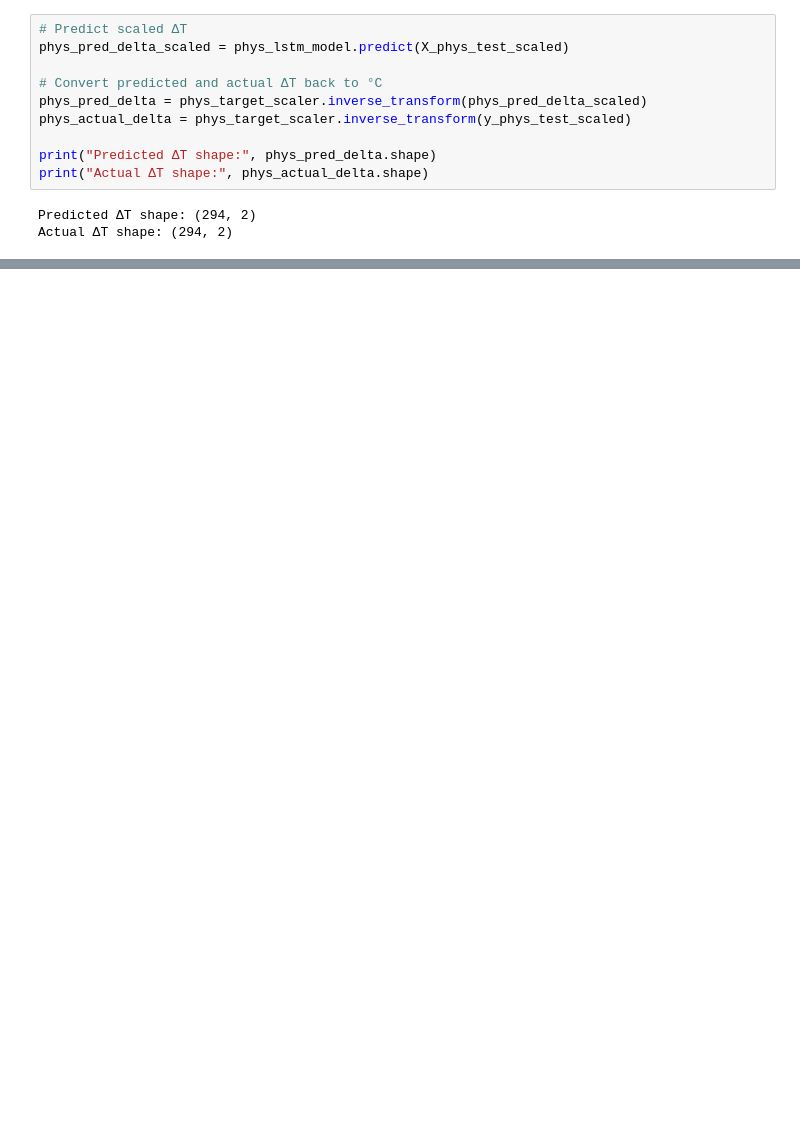
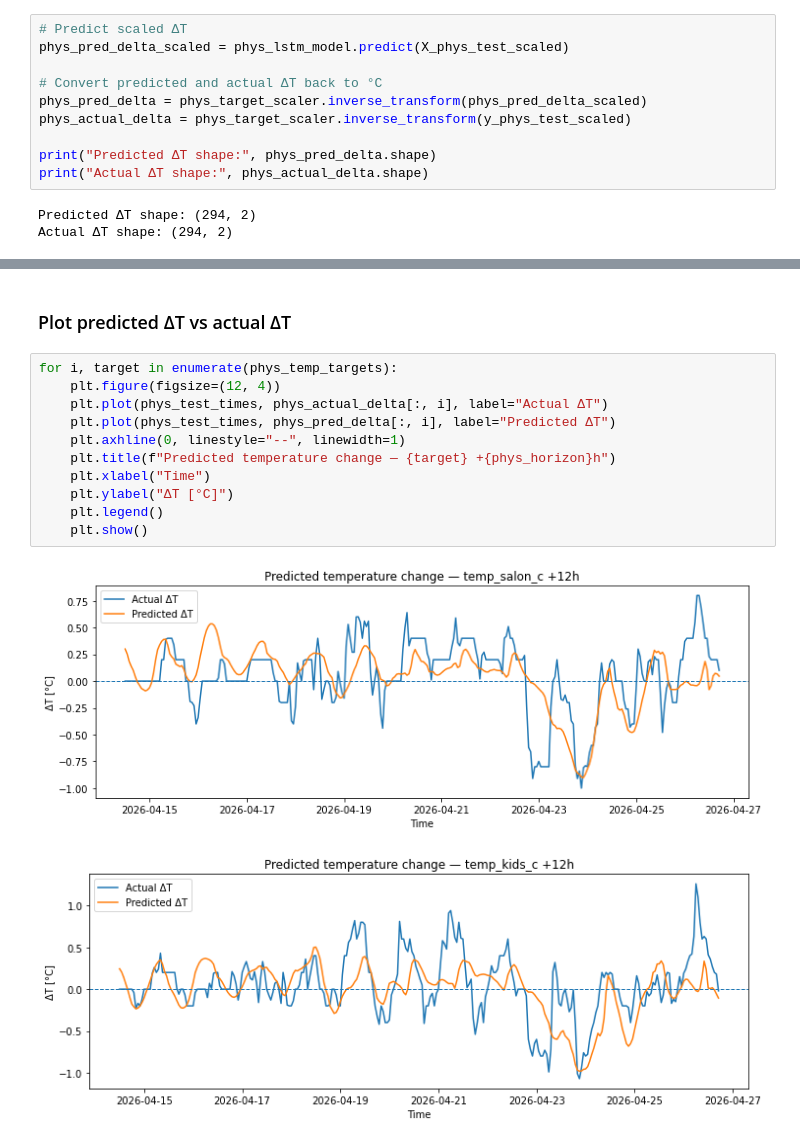
Before and after one commit to sotdousk/residential-thermal-digital-twin, a Jupyter notebook: notebooks/06_ml_temperature_prediction.ipynb, the cells around one changed output, grey strips where cells are left out. Drawn from its saved outputs; the diff is of its cells as text; blank space fills up the shorter version.

```diff
--- a/notebooks/06_ml_temperature_prediction.ipynb
+++ b/notebooks/06_ml_temperature_prediction.ipynb
@@ -881,0 +937,16 @@ Actual ΔT shape: (294, 2)
+# %% [markdown]
+### Plot predicted ΔT vs actual ΔT
+# %%
+for i, target in enumerate(phys_temp_targets):
+    plt.figure(figsize=(12, 4))
+    plt.plot(phys_test_times, phys_actual_delta[:, i], label="Actual ΔT")
+    plt.plot(phys_test_times, phys_pred_delta[:, i], label="Predicted ΔT")
+    plt.axhline(0, linestyle="--", linewidth=1)
+    plt.title(f"Predicted temperature change — {target} +{phys_horizon}h")
+    plt.xlabel("Time")
+    plt.ylabel("ΔT [°C]")
+    plt.legend()
+    plt.show()
+# %% [output]
+[figure, added]
+[figure, added]
```
Also changed, not shown: parts of 9 cells of this notebook.
